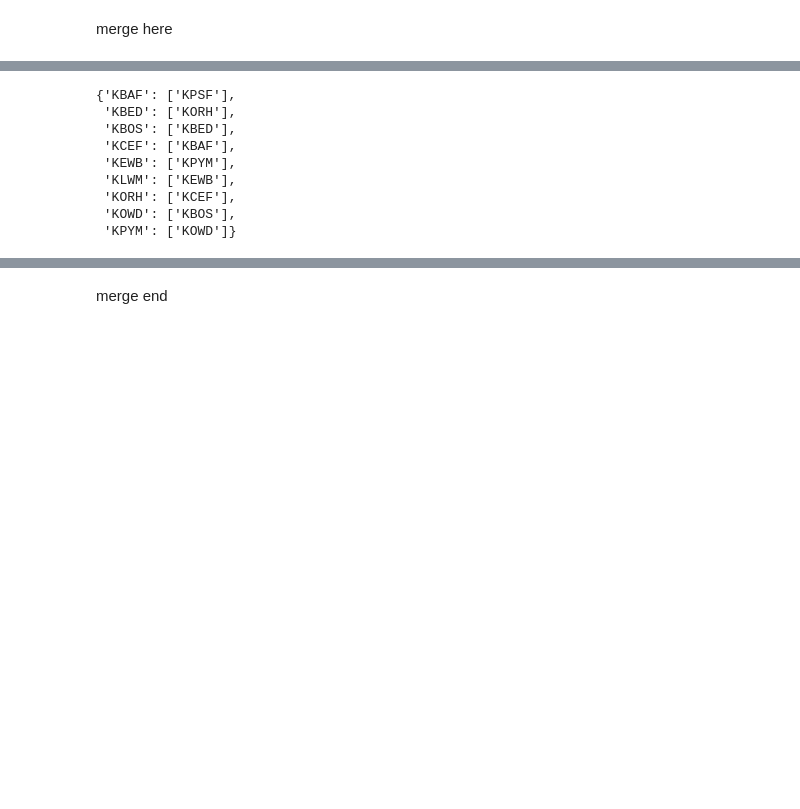
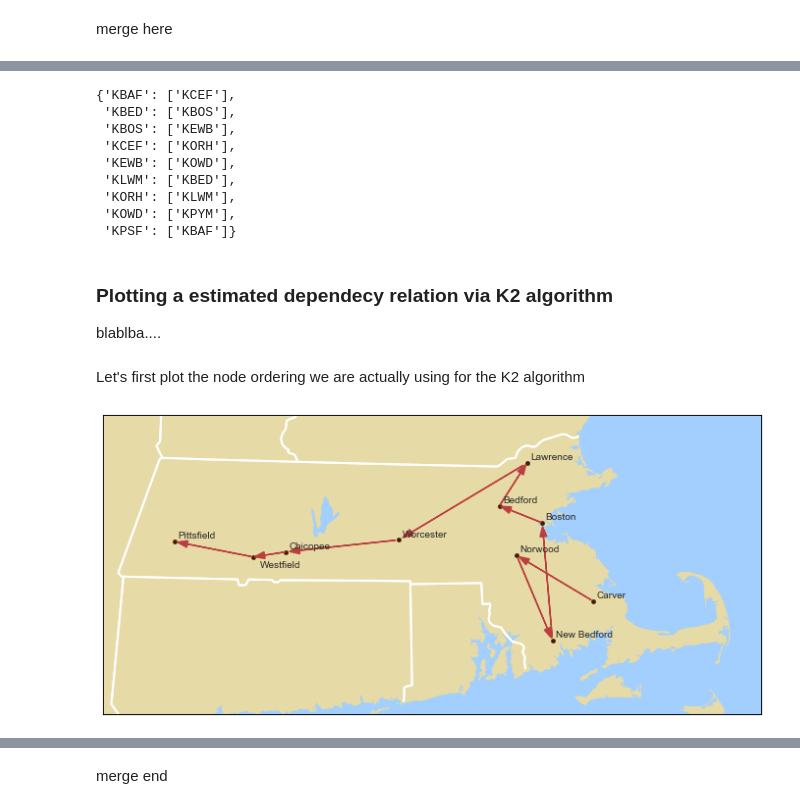
Before and after one commit to therealchuckliu/MCWeather, a Jupyter notebook: 02_Bayesian_Networks.ipynb, the cells around one changed output, grey strips where cells are left out. Cells and saved outputs as stored; diff of their text form; code cells hidden in the pictures; blank space fills up the shorter version.

```diff
--- a/02_Bayesian_Networks.ipynb
+++ b/02_Bayesian_Networks.ipynb
@@ -349,0 +272,6 @@ node_ordering
+# %%
+# convert ordering to station codes
+node_ordering = []
+key_vals = list(ds.munis.keys())
+for idx in order:
+    node_ordering.append( key_vals[idx])
@@ -353,12 +295,15 @@ for i in range(len(node_ordering) - 1):
     ord_relation[node_ordering[i+1]] = [node_ordering[i]]
 ord_relation
 # %% [output]
-{'KBAF': ['KPSF'],
- 'KBED': ['KORH'],
- 'KBOS': ['KBED'],
- 'KCEF': ['KBAF'],
- 'KEWB': ['KPYM'],
- 'KLWM': ['KEWB'],
- 'KORH': ['KCEF'],
- 'KOWD': ['KBOS'],
- 'KPYM': ['KOWD']}
+{'KBAF': ['KCEF'],
+ 'KBED': ['KBOS'],
+ 'KBOS': ['KEWB'],
+ 'KCEF': ['KORH'],
+ 'KEWB': ['KOWD'],
+ 'KLWM': ['KBED'],
+ 'KORH': ['KLWM'],
+ 'KOWD': ['KPYM'],
+ 'KPSF': ['KBAF']}
+# %% [markdown]
+### Plotting a estimated dependecy relation via K2 algorithm
+blablba....
@@ -364,0 +364,8 @@ ord_relation
+# %% [markdown]
+Let's first plot the node ordering we are actually using for the K2 algorithm
+# %%
+plt.figure(figsize=(12, 7))
+map = plot_MA_map()
+plot_map_graph(map, ord_relation)
+# %% [output]
+[figure, added]
```
Also changed, not shown: parts of 33 cells of this notebook.
